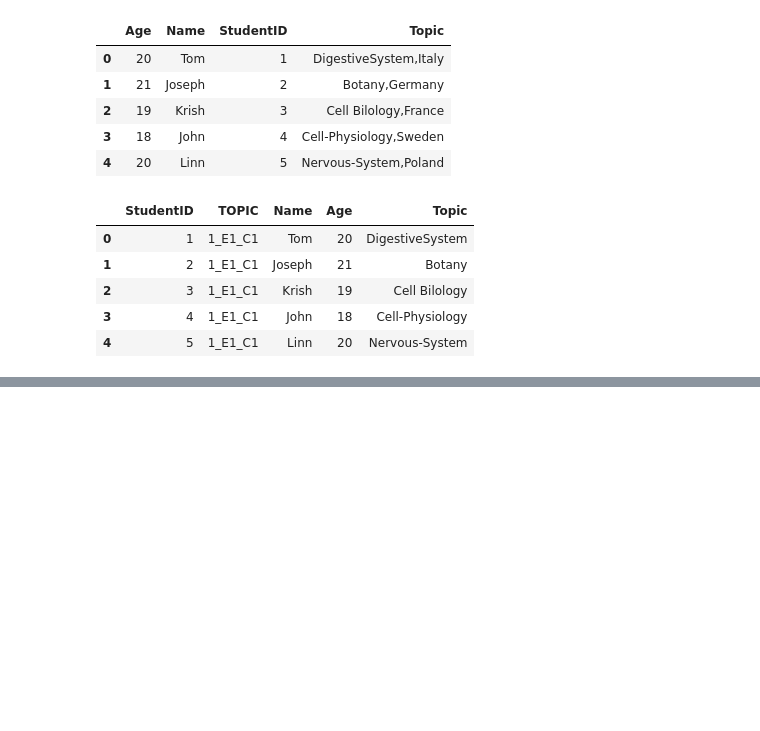
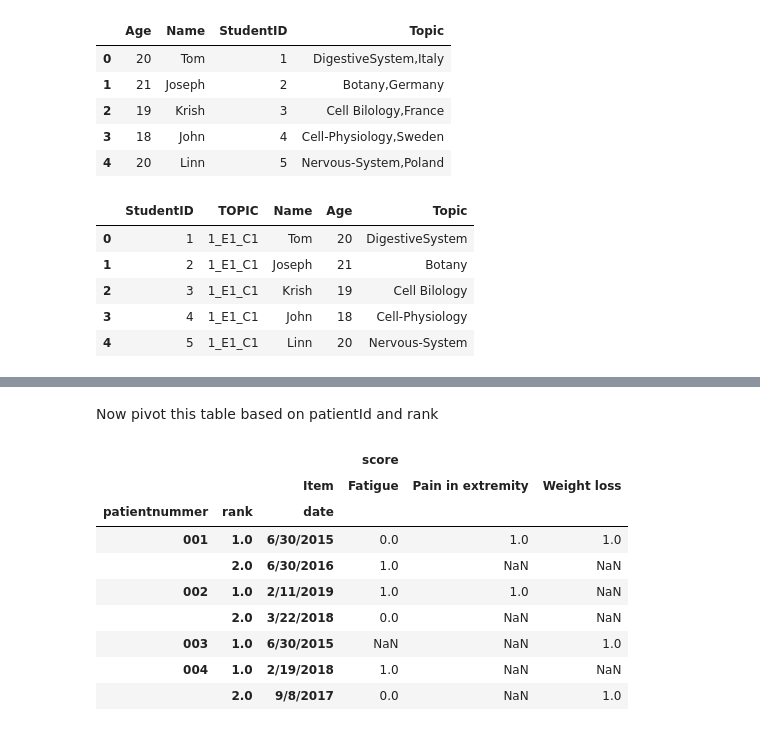
Before and after one commit to priya-gitTest/DataTricksWithPandas, a Jupyter notebook: PandaTricks_20220522_PO.ipynb, the cells around one changed output, grey strips where cells are left out. Saved outputs shown, nothing was run; the diff lists cells and outputs as text; code cells hidden in the pictures; blank space fills up the shorter version.

Commit message:
lomg 2 wide transformation example

```diff
--- a/PandaTricks_20220522_PO.ipynb
+++ b/PandaTricks_20220522_PO.ipynb
@@ -116,0 +119,13 @@ dfw2L.head()
+# %%
+# Sample dataframe to be used for this transformation
+import pandas as pd
+# assign data of lists.
+data =  {'patientnummer': ['001', '001', '001', '001','001', '002', '002','002','003','004','004','004'],
+'date': ['6/30/2015','6/30/2015','6/30/2015','6/30/2015','6/30/2016','3/22/2018','2/11/2019','2/11/2019','6/30/2015','9/8/2017','9/8/2017','2/19/2018'],
+'Item':['Fracture','Fatigue','Weight loss','Pain in extremity','Fatigue','Fatigue','Pain in extremity','Fatigue','Weight loss','Fatigue','Weight loss','Fatigue'],'score':[1,0,1,1,1,0,1,1,1,0,1,1]}
+# Create DataFrame.
+patient_df = pd.DataFrame(data)
+
+print(patient_df.shape)
+# Print the output.
+print(patient_df)
@@ -116,0 +147,13 @@ dfw2L.head()
+# %%
+patient_df_filtered = patient_df[patient_df['Item'].isin(['Chest wall pain'
+                                                    ,'Dermatitis radiation'
+                                                    ,'Edema limbs'
+                                                    ,'Esophagitis'
+                                                    ,'Fatigue'
+                                                    ,'Lymphedema breast/chest'
+                                                    ,'Pain breast'
+                                                    ,'Pain in extremity'
+                                                    ,'Weight loss'])]
+
+print(patient_df_filtered.shape)
+patient_df_filtered.head()
@@ -116,0 +170,6 @@ dfw2L.head()
+# %%
+new_df=patient_df_filtered.sort_values(by=['patientnummer', 'date','Item'])
+new_df=new_df.assign(rank=new_df['date']!=new_df['date'].shift())
+new_df=new_df.assign(rank=new_df.groupby(['patientnummer'])['rank'].cumsum()).sort_index()
+print(new_df.shape)
+new_df.head()
@@ -116,0 +184,17 @@ dfw2L.head()
+# %% [markdown]
+Now pivot this table based on patientId and rank
+# %%
+result = new_df.pivot_table(index=['patientnummer','rank','date' ],columns=['Item'],
+                     values=['score'], aggfunc='first')
+result.head(10)
+# %% [output]
+|  |  |  | score |  |  |
+|  |  | Item | Fatigue | Pain in extremity | Weight loss |
+| patientnummer | rank | date |  |  |  |
+| 001 | 1.0 | 6/30/2015 | 0.0 | 1.0 | 1.0 |
+|  | 2.0 | 6/30/2016 | 1.0 | NaN | NaN |
+| 002 | 1.0 | 2/11/2019 | 1.0 | 1.0 | NaN |
+|  | 2.0 | 3/22/2018 | 0.0 | NaN | NaN |
+| 003 | 1.0 | 6/30/2015 | NaN | NaN | 1.0 |
+| 004 | 1.0 | 2/19/2018 | 1.0 | NaN | NaN |
+|  | 2.0 | 9/8/2017 | 0.0 | NaN | 1.0 |
```
Also changed, not shown: parts of 8 cells of this notebook.
